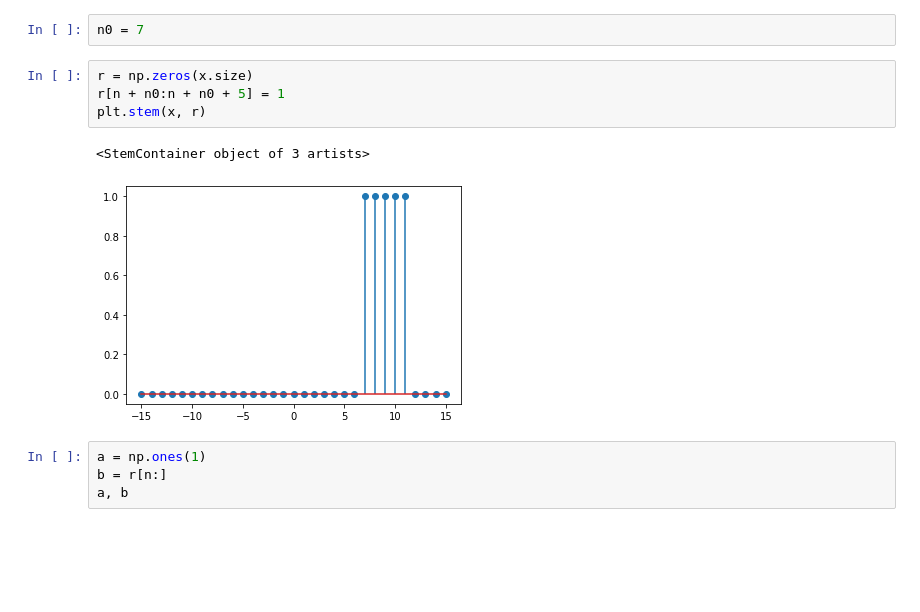
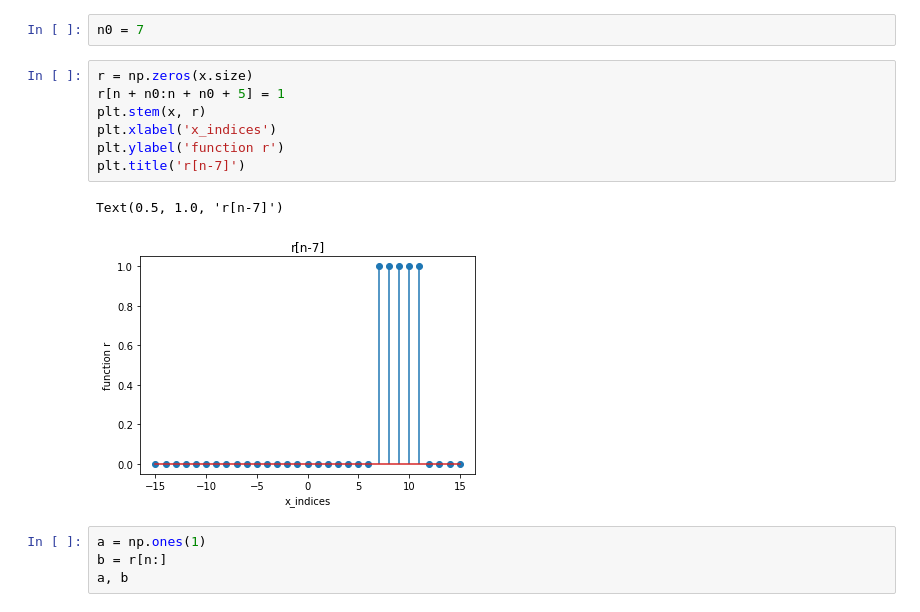
Before and after one commit to the-pinbo/EC211, a Jupyter notebook: Lab2/DTFT.ipynb, the cells around one changed output. Cells and saved outputs as stored; diff of their text form; blank space fills up the shorter version.

```diff
--- a/Lab2/DTFT.ipynb
+++ b/Lab2/DTFT.ipynb
@@ -77,10 +89,13 @@ n0 = 7
 # %%
 r = np.zeros(x.size)
 r[n + n0:n + n0 + 5] = 1
 plt.stem(x, r)
+plt.xlabel('x_indices')
+plt.ylabel('function r')
+plt.title('r[n-7]')
 # %% [output]
-<StemContainer object of 3 artists>
+Text(0.5, 1.0, 'r[n-7]')
-[figure, old version]
+[figure, new version]
 # %%
 a = np.ones(1)
 b = r[n:]
```
Also changed, not shown: parts of 38 cells of this notebook, 1 other file.
